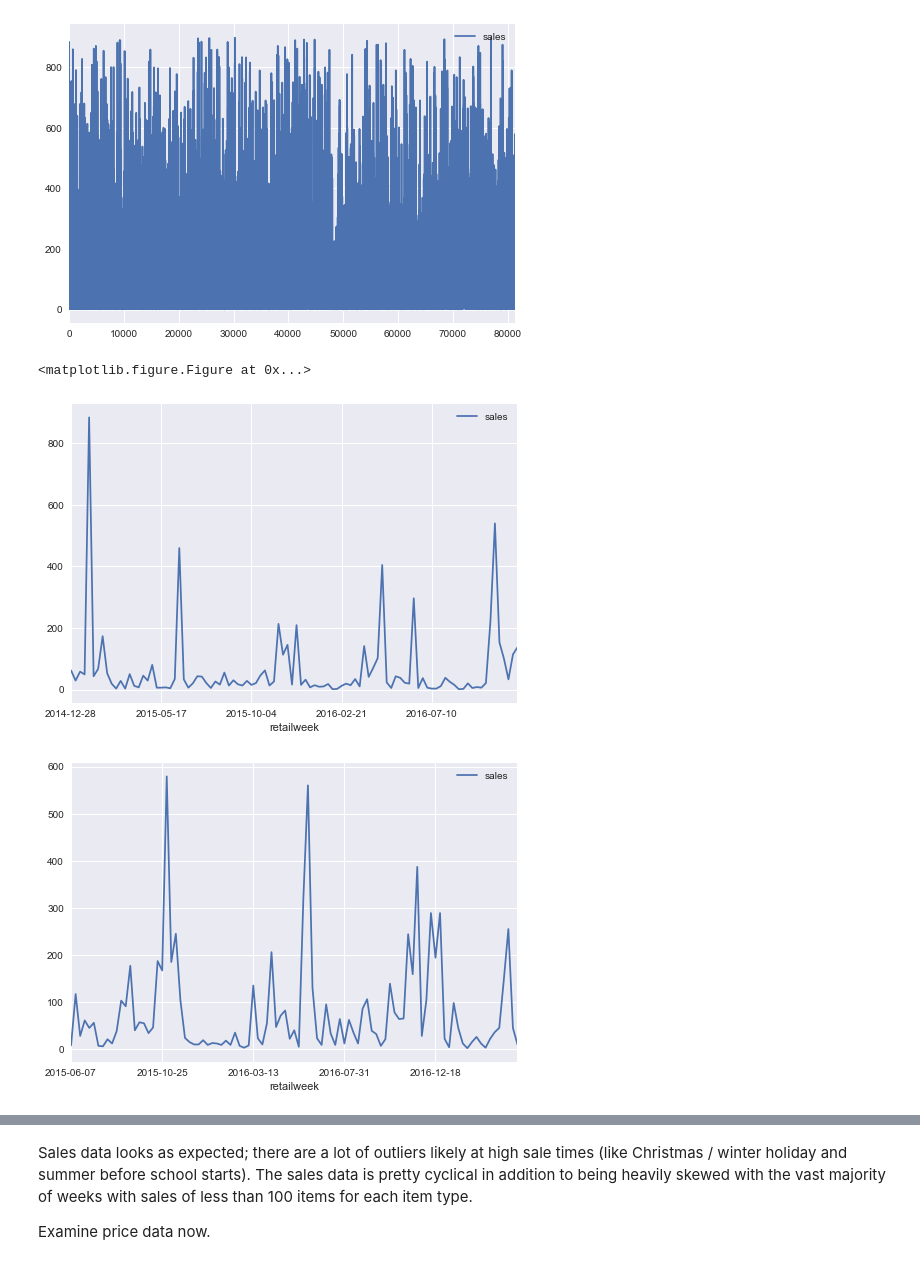
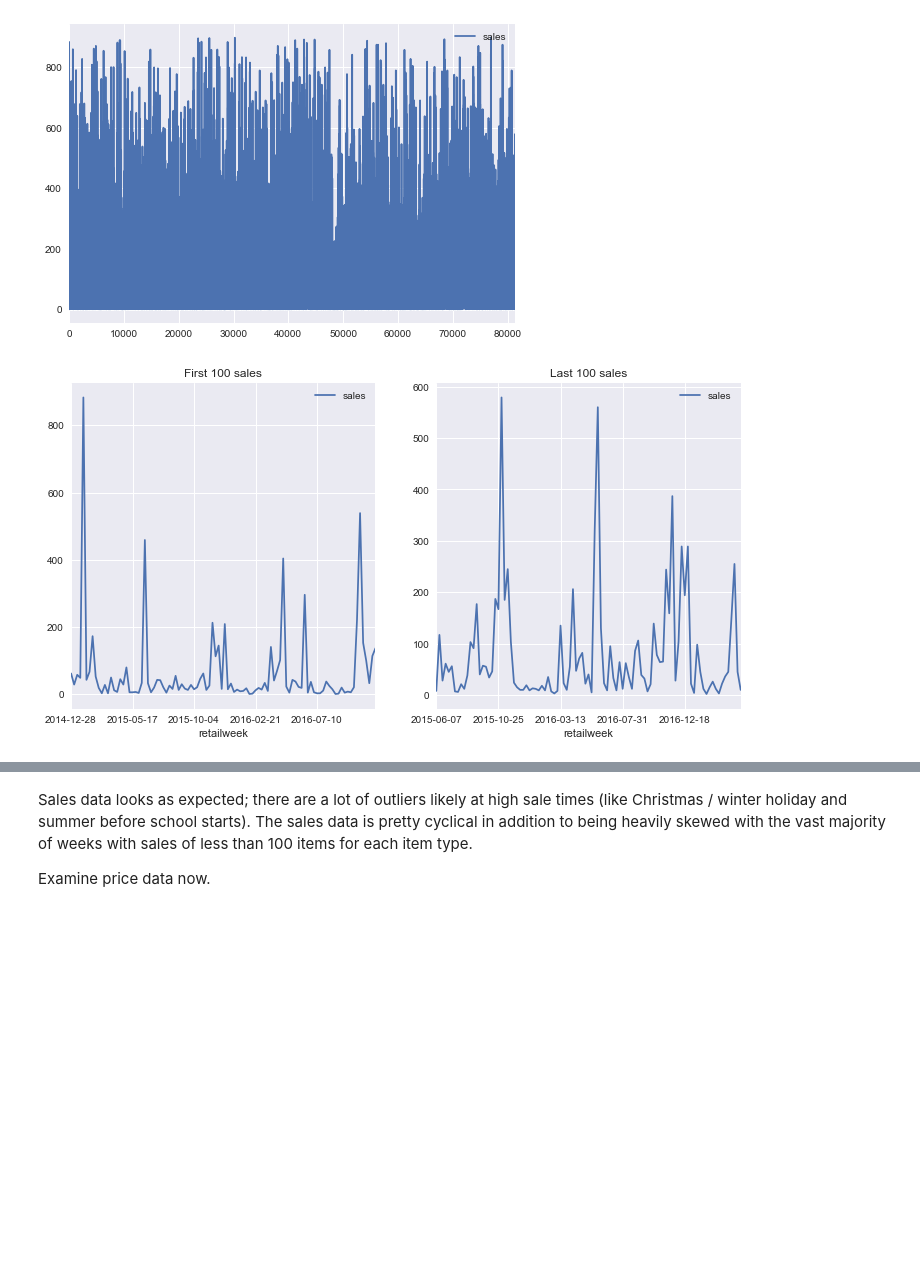
Before and after one commit to swekul/RetailSales_CaseStudy, a Jupyter notebook: RetailSales_DemandForecasting_McRoberts.ipynb, the cells around one changed output, grey strips where cells are left out. Drawn from its saved outputs; the diff is of its cells as text; code cells hidden in the pictures; blank space fills up the shorter version.

Commit message:
style: Improve exploratory data analysis plotting

```diff
--- a/RetailSales_DemandForecasting_McRoberts.ipynb
+++ b/RetailSales_DemandForecasting_McRoberts.ipynb
@@ -231,11 +231,11 @@ plt.show()
 <matplotlib.figure.Figure at 0x...>
 [figure]
 # %%
-plt.figure()
-data_joined[0:100].plot(x = 'retailweek', y = 'sales')
-data_joined[-100:-1].plot(x = 'retailweek', y = 'sales')
+fig, axes = plt.subplots(nrows=1, ncols=2, figsize = (12,6))
+data_joined[0:100].plot(ax=axes[0], x = 'retailweek', y = 'sales')
+axes[0].set_title('First 100 sales')
+data_joined[-100:-1].plot(ax=axes[1], x = 'retailweek', y = 'sales')
+axes[1].set_title('Last 100 sales')
 plt.show()
 # %% [output]
-<matplotlib.figure.Figure at 0x...>
-[figure, old version]
+[figure, new version]
-[figure, removed]
```
Also changed, not shown: parts of 23 cells of this notebook.
